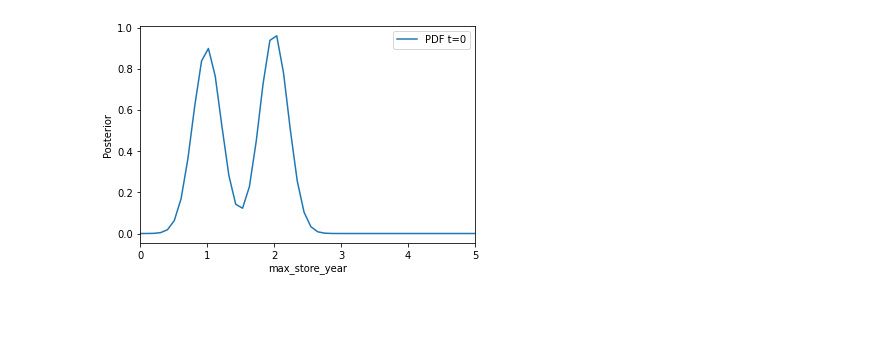
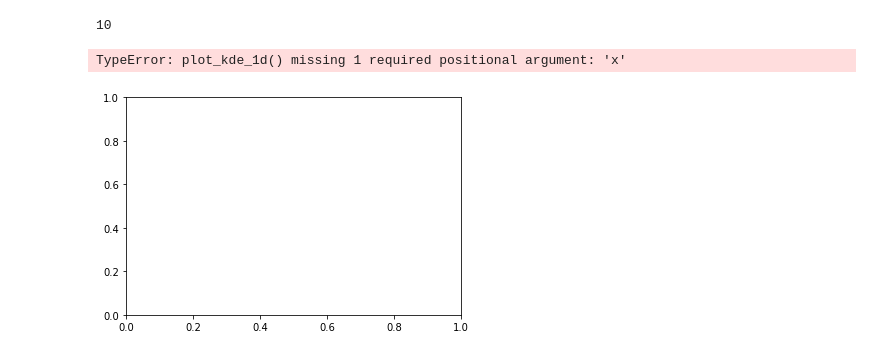
Before and after one commit to Marwan99/ASC6132, a Jupyter notebook: scripts/pyabc_dev.ipynb, the cells around one changed output. Cells and saved outputs as stored; diff of their text form; code cells hidden in the pictures; blank space fills up the shorter version.

```diff
--- a/scripts/pyabc_dev.ipynb
+++ b/scripts/pyabc_dev.ipynb
@@ -72,6 +0,0 @@ parameter_priors = pyabc.Distribution(
-# %%
-abc = pyabc.ABCSMC(model, parameter_priors,distance)
-
-db_path = ("sqlite:///" +
-           os.path.join(tempfile.gettempdir(), "test.db"))
-history = abc.new(db_path, observed_data)
@@ -81,2 +0,0 @@ INFO:History:Start <ABCSMC(id=42, start_time=2020-12-11 22:57:37.767308, end_tim
-# %%
-history = abc.run(minimum_epsilon=0.2, max_nr_populations=3)
@@ -109,13 +31,18 @@ model_probabilities
 # %%
+import matplotlib.pyplot as plt
+
 fig, ax = plt.subplots()
+print(history.max_t+1)
 for t in range(history.max_t+1):
     df, w = history.get_distribution(m=0, t=t)
     pyabc.visualization.plot_kde_1d(
         df, w,
         xmin=0, xmax=5,
-        x="max_store_year", ax=ax,
+        x="min_death", ax=ax,
         label="PDF t={}".format(t))
-# ax.axvline(observed_data, color="k", linestyle="dashed");
+ax.axvline(color="k", linestyle="dashed");
 ax.legend();
 # %% [output]
+10
+TypeError: plot_kde_1d() missing 1 required positional argument: 'x'
-[figure, old version]
+[figure, new version]
```
Also changed, not shown: parts of 15 cells of this notebook.
